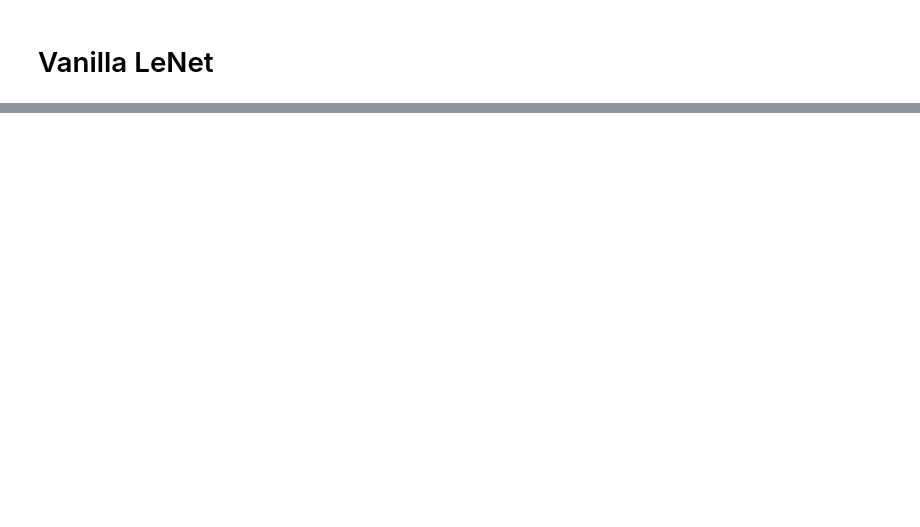
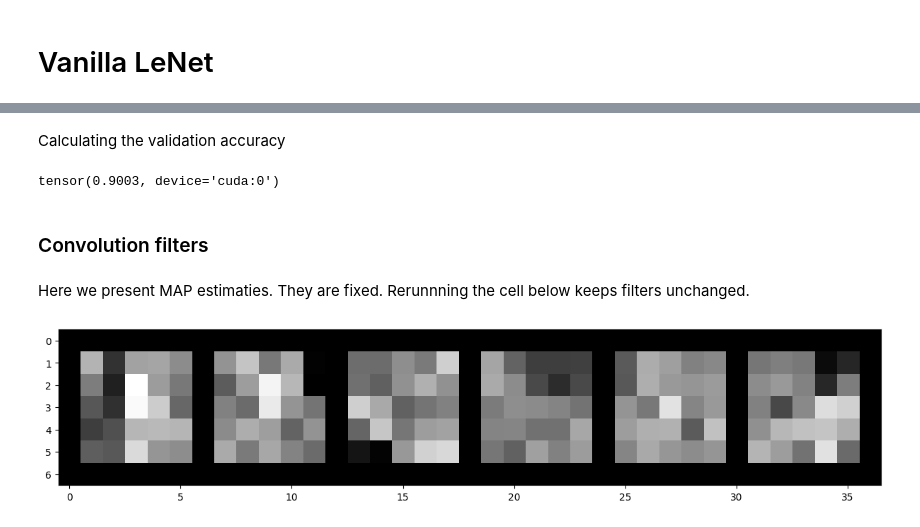
Before and after one commit to teddyalexandre/Laplace-Redux, a Jupyter notebook: leNet.ipynb, the cells around one changed output, grey strips where cells are left out. Cells and saved outputs as stored; diff of their text form; code cells hidden in the pictures; blank space fills up the shorter version.

```diff
--- a/leNet.ipynb
+++ b/leNet.ipynb
@@ -556,0 +537,35 @@ plt.imshow(grid.numpy().transpose((1, 2, 0)))
+# %%
+# run = None
+
+run = wandb.init(
+
+    project="Bayesian-ML",
+
+    config={
+        "model" : "Laplace",
+        "learning_rate": learning_rate,
+        "epochs": EPOCHS,
+        "min_lr": lr_min,
+        "T_max": n_steps
+    },
+)
+
+model_bayes = LeNet().to(device)
+
+optimizer = torch.optim.Adam(model_bayes.parameters(), lr=learning_rate)
+scheduler = torch.optim.lr_scheduler.CosineAnnealingLR(optimizer, T_max=n_steps, eta_min=lr_min)
+
+
+la, model_bayes, margliks, losses, times_nn, times_laplace_fit, times_hypersteps = marglik_training_test(
+    model=model_bayes,
+    train_loader=training_loader,
+    likelihood='classification',
+    hessian_structure='kron', backend=AsdlGGN, n_epochs=EPOCHS,
+    optimizer_kwargs={'lr': learning_rate},
+    scheduler_cls=torch.optim.lr_scheduler.CosineAnnealingLR,
+    scheduler_kwargs={"T_max": n_steps, "eta_min": lr_min},
+    n_hypersteps=100,
+    marglik_frequency=1,
+    prior_structure='layerwise',
+    wandb_run = run
+)
@@ -556,0 +644,2 @@ plt.imshow(grid.numpy().transpose((1, 2, 0)))
+# %% [markdown]
+Calculating the validation accuracy
@@ -556,0 +660,20 @@ plt.imshow(grid.numpy().transpose((1, 2, 0)))
+# %%
+val_acc
+# %% [output]
+tensor(0.9003, device='cuda:0')
+# %% [markdown]
+### Convolution filters
+# %% [markdown]
+Here we present MAP estimaties. They are fixed. Rerunnning the cell below keeps filters unchanged.
+# %%
+filters = (model_bayes.conv1.weight.clone().cpu())#+model.conv1.bias[:, None, None, None]).clone()
+out_c, in_c, h, w = filters.shape
+filters = filters.view(out_c*in_c, -1, h, w)
+n_col = 16
+rows = np.min((filters.shape[0] // n_col+1, 32))
+grid = utils.make_grid(filters, nrow=n_col, normalize=True, padding=1)
+plt.figure(figsize=(15, 15))
+plt.imshow(grid.numpy().transpose((1, 2, 0)))
+plt.show()
+# %% [output]
+[figure, added]
```
Also changed, not shown: parts of 48 cells of this notebook.
